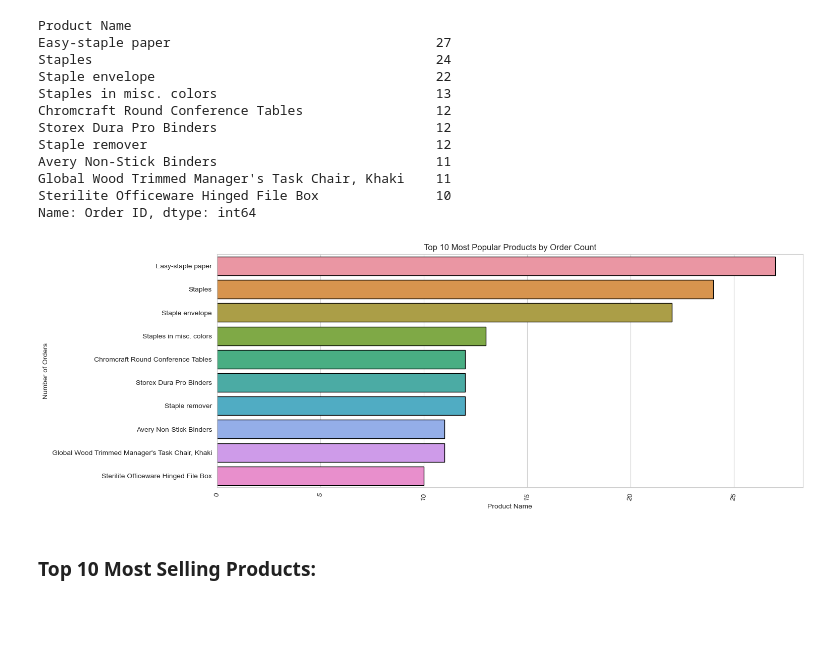
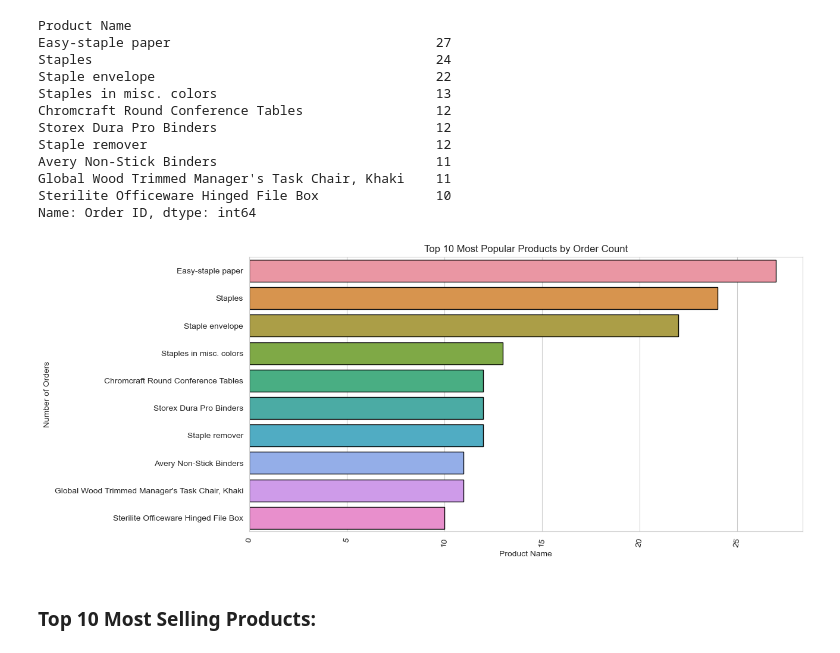
Before and after one commit to Pragya-011/Super-Store-Sales-Analysis, a Jupyter notebook: Python File/Preprocessing_and_EDA.ipynb, the cells around one changed output. Cells and saved outputs as stored; diff of their text form; code cells hidden in the pictures; blank space fills up the shorter version.

```diff
--- a/Python File/Preprocessing_and_EDA.ipynb
+++ b/Python File/Preprocessing_and_EDA.ipynb
@@ -489,15 +493,15 @@ Sterilite Officeware Hinged File Box               10
 Name: Order ID, dtype: int64
 # %%
 # Plotting Top 10 Most Popular Products by Order Count
-plt.figure(figsize=(15, 6))
+plt.figure(figsize=(12, 6))
 sns.barplot(x = most_popular_products.values, y = most_popular_products.index, edgecolor='k' )
 plt.title('Top 10 Most Popular Products by Order Count')
 plt.xlabel('Product Name')
 plt.ylabel('Number of Orders')
 plt.xticks(rotation=80)
 plt.show()
 # %% [output]
-[figure, old version]
+[figure, new version]
 # %% [markdown]
 ### Top 10 Most Selling Products:
 # %%
```
Also changed, not shown: parts of 20 cells of this notebook.
